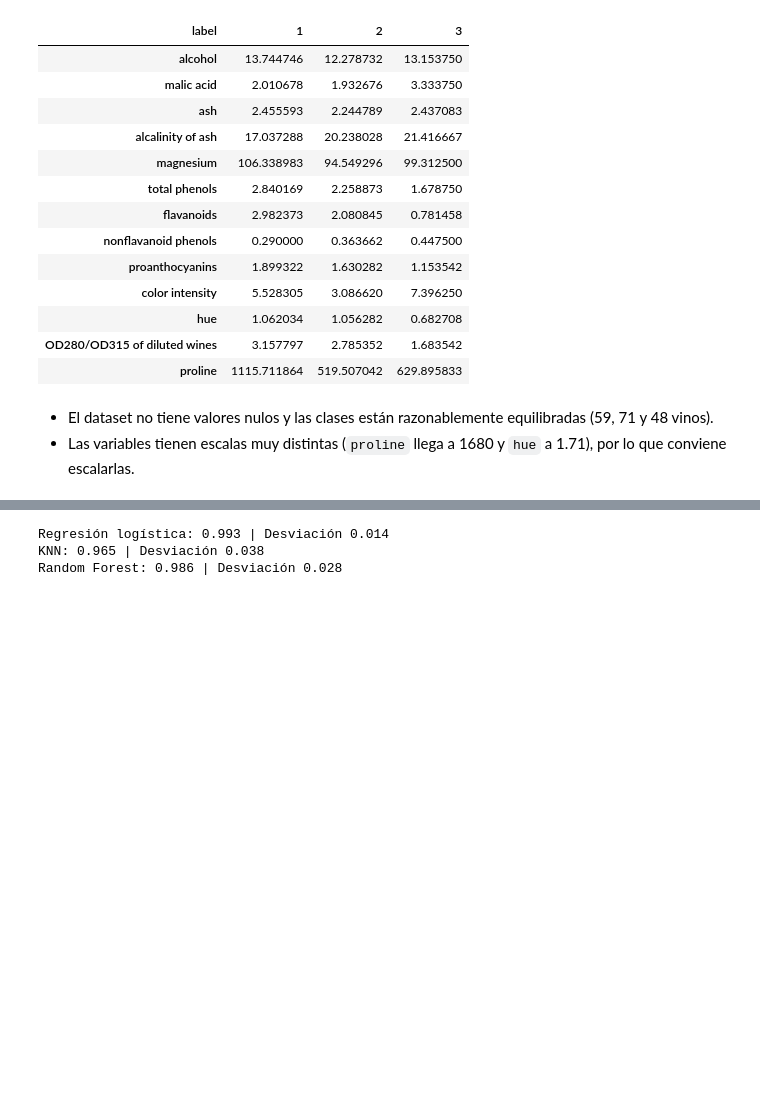
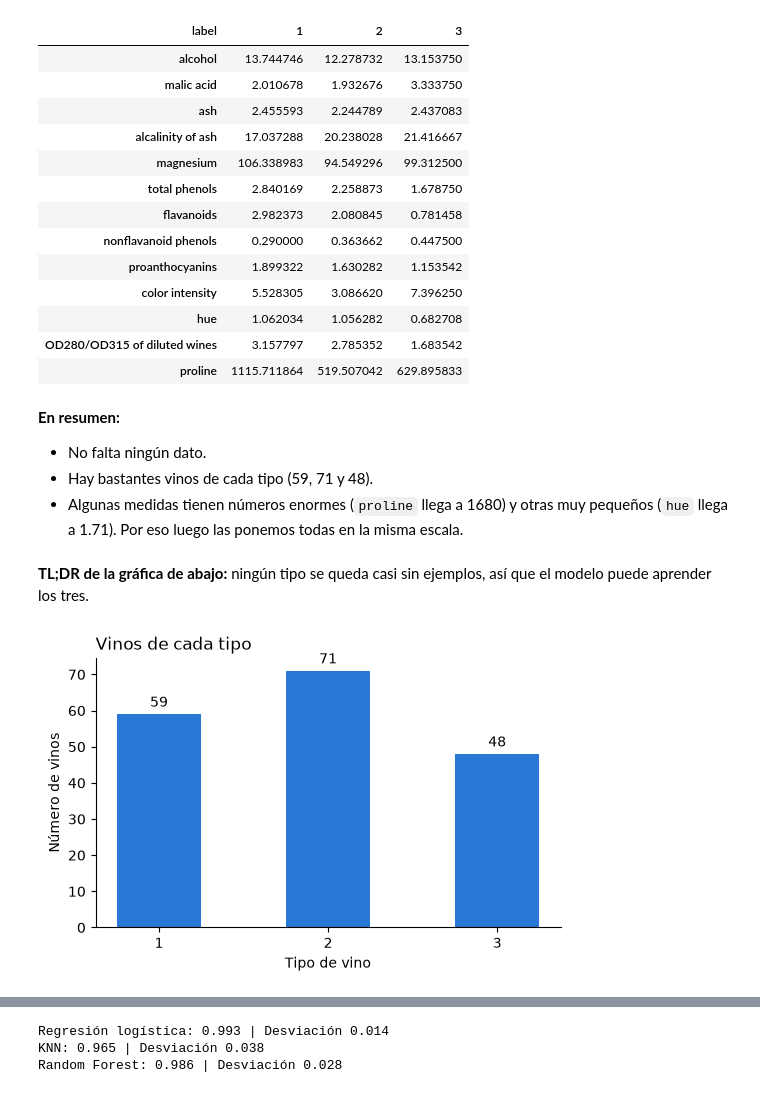
Before and after one commit to JorgeAVargasC/mucsi-cloud-computing-wine-recognition, a Jupyter notebook: wine_recognition.ipynb, the cells around one changed output, grey strips where cells are left out. Saved outputs shown, nothing was run; the diff lists cells and outputs as text; code cells hidden in the pictures; blank space fills up the shorter version.

Commit message:
feat: charts

```diff
--- a/wine_recognition.ipynb
+++ b/wine_recognition.ipynb
@@ -13,7 +16,10 @@ Note: you may need to restart the kernel to use updated packages.
 # %%
+# Prepara las herramientas para poder usarlas
 from pathlib import Path
 import joblib
+import matplotlib.pyplot as plt
 import pandas as pd
+from matplotlib.colors import LinearSegmentedColormap
 from sklearn.ensemble import RandomForestClassifier
 from sklearn.linear_model import LogisticRegression
 from sklearn.metrics import classification_report, confusion_matrix
@@ -21,4 +27,13 @@ from sklearn.model_selection import cross_val_score, train_test_split
 from sklearn.neighbors import KNeighborsClassifier
 from sklearn.pipeline import make_pipeline
 from sklearn.preprocessing import StandardScaler
+
+# Estilo limpio para todas las gráficas
+plt.rcParams.update(
+    {
+        "axes.spines.top": False,
+        "axes.spines.right": False,
+        "axes.titlelocation": "left",
+    }
+)
 # %%
@@ -68,5 +86,21 @@ Vinos por tipo: {1: 59, 2: 71, 3: 48}
 | OD280/OD315 of diluted wines | 3.157797 | 2.785352 | 1.683542 |
 | proline | 1115.711864 | 519.507042 | 629.895833 |
 # %% [markdown]
-- El dataset no tiene valores nulos y las clases están razonablemente equilibradas (59, 71 y 48 vinos).
-- Las variables tienen escalas muy distintas (`proline` llega a 1680 y `hue` a 1.71), por lo que conviene escalarlas.
+**En resumen:**
+- No falta ningún dato.
+- Hay bastantes vinos de cada tipo (59, 71 y 48).
+- Algunas medidas tienen números enormes (`proline` llega a 1680) y otras muy pequeños (`hue` llega a 1.71). Por eso luego las ponemos todas en la misma escala.
+# %% [markdown]
+**TL;DR de la gráfica de abajo:** ningún tipo se queda casi sin ejemplos, así que el modelo puede aprender los tres.
+# %%
+counts = df["label"].value_counts().sort_index()
+
+fig, ax = plt.subplots(figsize=(6, 3.5))
+bars = ax.bar(counts.index.astype(str), counts.values, width=0.5, color="#2a78d6")
+ax.bar_label(bars, padding=3)
+ax.set_title("Vinos de cada tipo")
+ax.set_xlabel("Tipo de vino")
+ax.set_ylabel("Número de vinos")
+plt.show()
+# %% [output]
+[figure, added]
```
Also changed, not shown: parts of 16 cells of this notebook.
